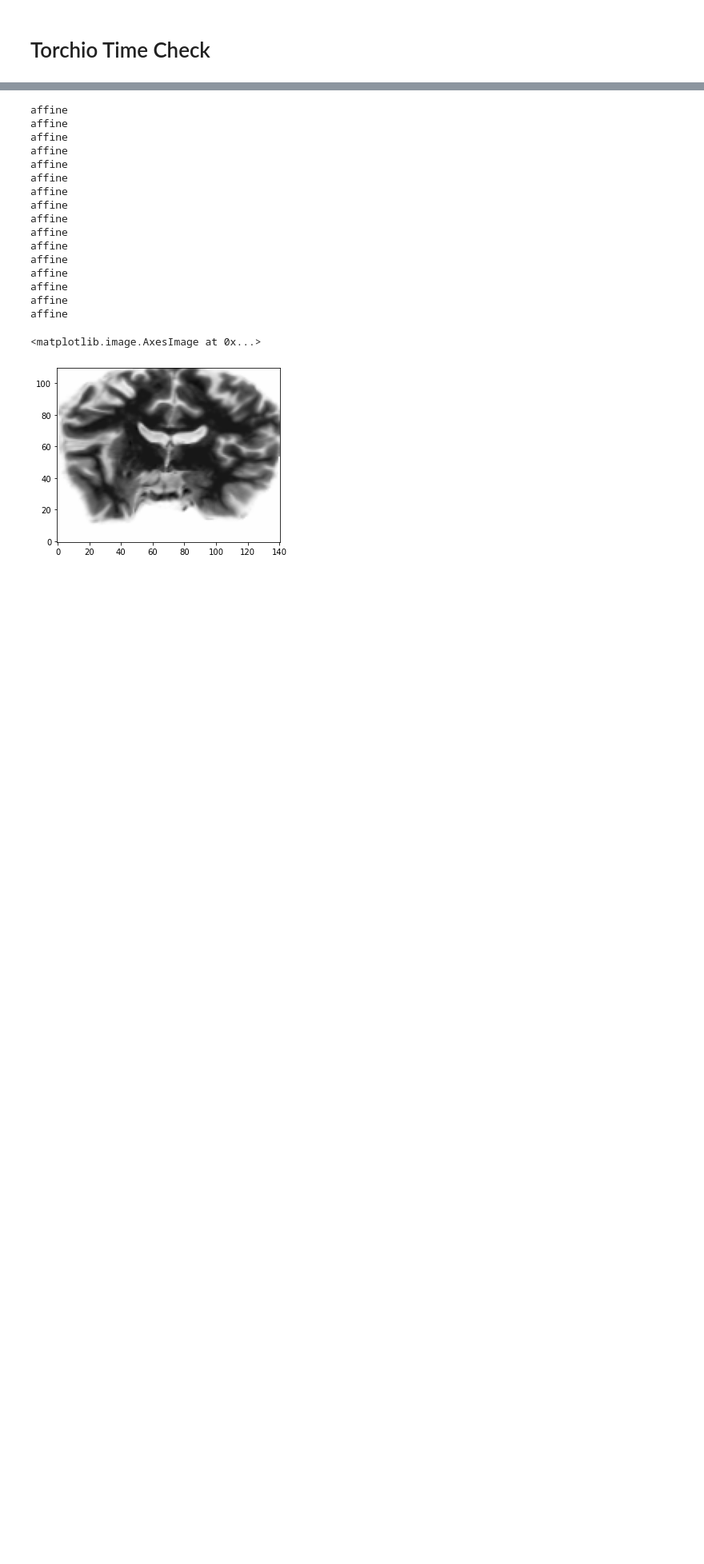
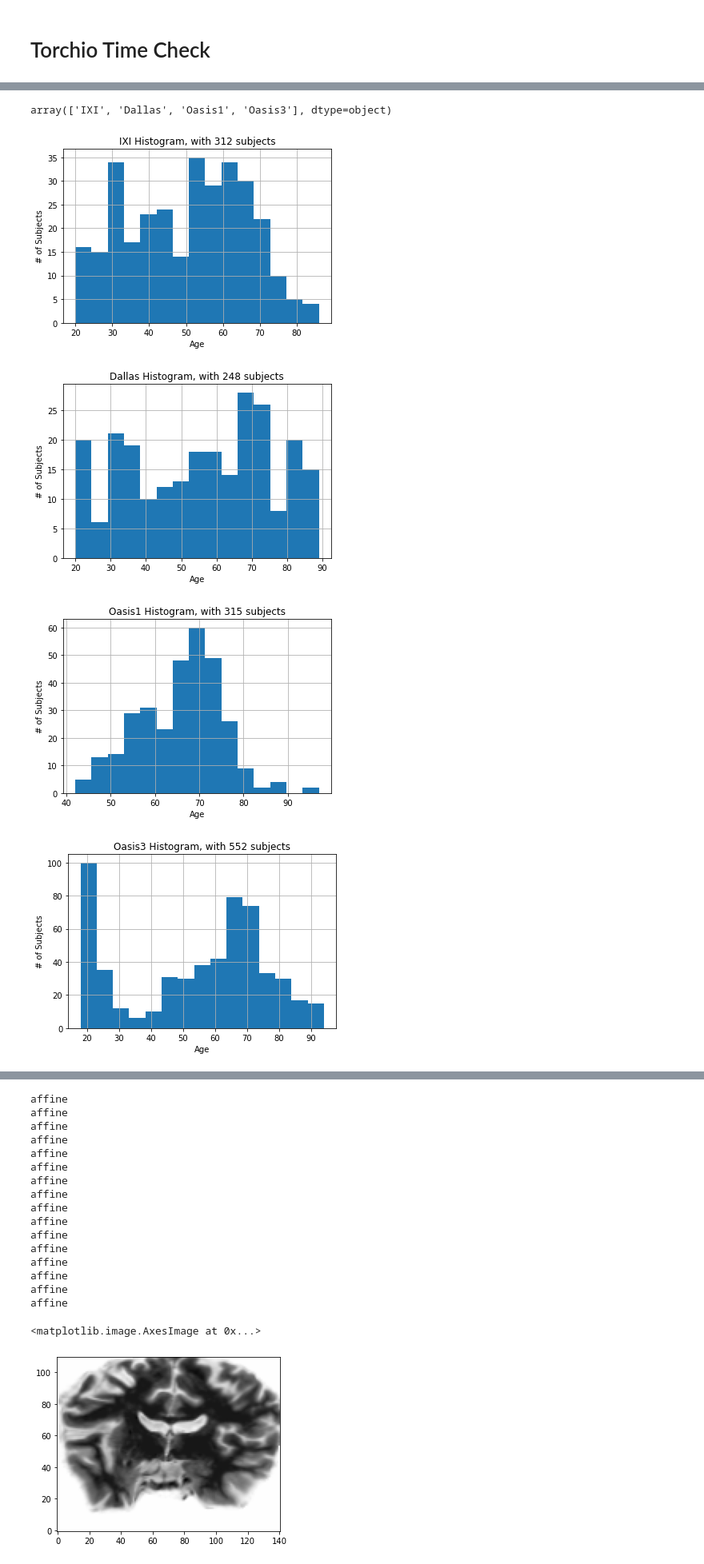
Before and after one commit to 1pha/brain-age-prediction, a Jupyter notebook: dump.ipynb, the cells around one changed output, grey strips where cells are left out. Shown at 80% size. Drawn from its saved outputs; the diff is of its cells as text; code cells hidden in the pictures; blank space fills up the shorter version.

```diff
--- a/dump.ipynb
+++ b/dump.ipynb
@@ -110,3 +110,6 @@ cfg['augmentation'] = {
 }
 aug_dset = MyDataset(cfg, augment=True)
 aug_dl = DataLoader(aug_dset, cfg.batch_size)
+# %%
+import pandas as pd
+label_file = pd.read_csv(cfg.label_path, index_col=0)
@@ -112,0 +128,4 @@ aug_dl = DataLoader(aug_dset, cfg.batch_size)
+# %%
+label_file['src'].unique()
+# %% [output]
+array(['IXI', 'Dallas', 'Oasis1', 'Oasis3'], dtype=object)
@@ -112,0 +134,14 @@ aug_dl = DataLoader(aug_dset, cfg.batch_size)
+# %%
+for src in label_file['src'].unique():
+
+    src_df = label_file[label_file['src']==src]
+    fig, ax = plt.subplots()
+    ax.set_title(f'{src} Histogram, with {src_df.shape[0]} subjects')
+    ax.set_xlabel('Age')
+    ax.set_ylabel('# of Subjects')
+    src_df['age'].hist(bins=15, ax=ax)
+# %% [output]
+[figure, added]
+[figure, added]
+[figure, added]
+[figure, added]
```
Also changed, not shown: parts of 5 cells of this notebook.
